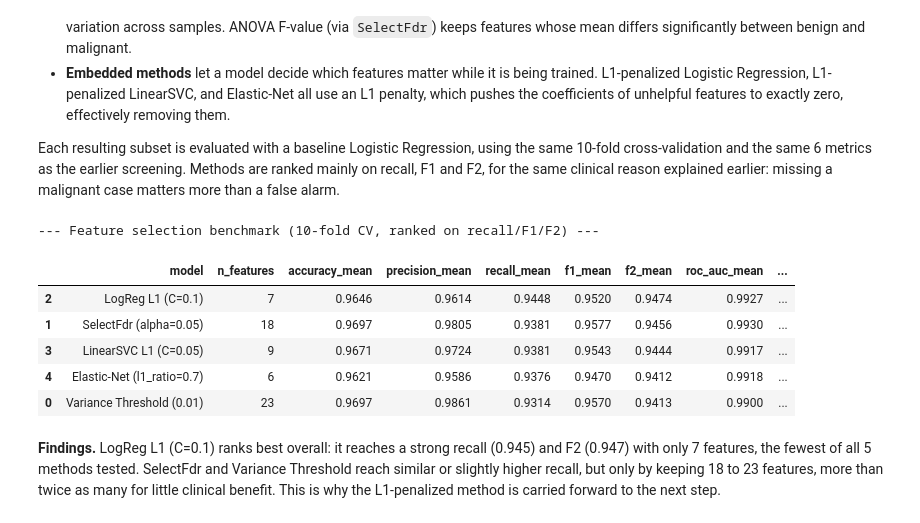
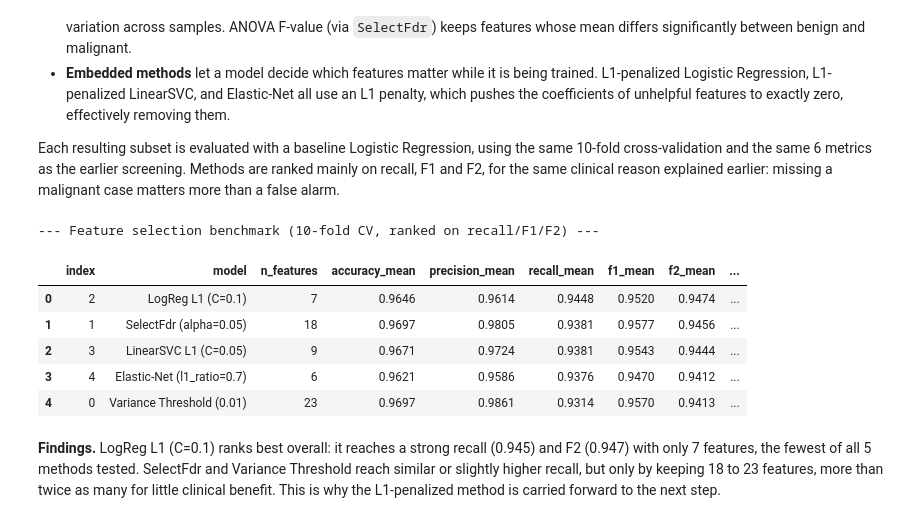
Before and after one commit to ostacore/Projets-UM5BM753-, a Jupyter notebook: 03_notebooks/04_Feature_Selection.ipynb, the cells around one changed output. Saved outputs shown, nothing was run; the diff lists cells and outputs as text; code cells hidden in the pictures.

```diff
--- a/03_notebooks/04_Feature_Selection.ipynb
+++ b/03_notebooks/04_Feature_Selection.ipynb
@@ -86,10 +89,7 @@ SCORING = {
 df_train_all = pd.DataFrame(X_train_all, columns=features)
 df_test_all = pd.DataFrame(X_test_all, columns=features)
 
-corr_matrix = df_train_all.corr().abs()
-upper = corr_matrix.where(np.triu(np.ones(corr_matrix.shape), k=1).astype(bool))
-collinear_features = [col for col in upper.columns if any(upper[col] > 0.95)]
-features_clean = [f for f in features if f not in collinear_features]
+features_clean, collinear_features = remove_collinear_features(df_train_all, features, threshold=0.95)
 
 X_train_clean = df_train_all[features_clean].values
 X_test_clean = df_test_all[features_clean].values
@@ -122,65 +122,41 @@ missing a malignant case matters more than a false alarm.
 # %%
 # Benchmark selection methods (filter + embedded), 10-fold CV, 6 metrics.
 selectors = {
     "Variance Threshold (0.01)": VarianceThreshold(threshold=0.01).fit(X_train_clean),
     "SelectFdr (alpha=0.05)": SelectFdr(f_classif, alpha=0.05).fit(X_train_clean, y_train),
     "LogReg L1 (C=0.1)": SelectFromModel(
         LogisticRegression(penalty='l1', solver='liblinear', C=0.1, random_state=RANDOM_STATE)
     ).fit(X_train_clean, y_train),
     "LinearSVC L1 (C=0.05)": SelectFromModel(
         LinearSVC(penalty='l1', dual=False, C=0.05, random_state=RANDOM_STATE)
     ).fit(X_train_clean, y_train),
     "Elastic-Net (l1_ratio=0.7)": SelectFromModel(
         LogisticRegression(penalty='elasticnet', solver='saga', l1_ratio=0.7,
                             C=0.1, max_iter=5000, random_state=RANDOM_STATE)
     ).fit(X_train_clean, y_train),
 }
 
-benchmark_rows = []
-for name, selector in selectors.items():
-    mask = selector.get_support()
-    cv_results = cross_validate(
-        LogisticRegression(random_state=RANDOM_STATE), X_train_clean[:, mask], y_train,
-        cv=CV_FOLDS, scoring=SCORING
-    )
-    benchmark_rows.append({
-        "model": name,
-        "n_features": int(mask.sum()),
-        "accuracy_mean": cv_results["test_accuracy"].mean(),
-        "precision_mean": cv_results["test_precision"].mean(),
-        "recall_mean": cv_results["test_recall"].mean(),
-        "f1_mean": cv_results["test_f1"].mean(),
-        "f2_mean": cv_results["test_f2"].mean(),
-        "roc_auc_mean": cv_results["test_roc_auc"].mean(),
-    })
+df_benchmark = benchmark_feature_selectors(
+    selectors_dict=selectors,
+    X_train=X_train_clean,
+    y_train=y_train,
+    cv_folds=CV_FOLDS,
+    scoring_dict=SCORING,
+    random_state=RANDOM_STATE
+).reset_index()
 
-df_benchmark = pd.DataFrame(benchmark_rows)
-
-# Ranking is restricted to recall/F1/F2 (higher is better)
-# and penalizes a high number of features (lower count is better).
-_ranking_metrics = ["recall_mean", "f1_mean", "f2_mean"]
-
-# Compute ranks for performance metrics (descending: higher score = rank 1)
-ranks_perf = df_benchmark.set_index("model")[_ranking_metrics].rank(ascending=False)
-
-# Compute rank for feature count (ascending: fewer features = rank 1)
-ranks_feat = df_benchmark.set_index("model")["n_features"].rank(ascending=True)
-
-# Average ranking combining clinical performance and sparsity preference
-df_benchmark["avg_rank_score"] = pd.concat([ranks_perf, ranks_feat], axis=1).mean(axis=1).values
-df_benchmark = df_benchmark.sort_values("avg_rank_score")
 df_benchmark.to_csv(os.path.join(RESULTS_DIR, "04_feature_selection_benchmark.csv"), index=False)
 
 print(f"--- Feature selection benchmark ({CV_FOLDS}-fold CV, ranked on recall/F1/F2) ---")
 display(df_benchmark.round(4))
 # %% [output]
 --- Feature selection benchmark (10-fold CV, ranked on recall/F1/F2) ---
-|  | model | n_features | accuracy_mean | precision_mean | recall_mean | f1_mean | f2_mean | roc_auc_mean | ... |
-| 2 | LogReg L1 (C=0.1) | 7 | 0.9646 | 0.9614 | 0.9448 | 0.9520 | 0.9474 | 0.9927 | ... |
-| 1 | SelectFdr (alpha=0.05) | 18 | 0.9697 | 0.9805 | 0.9381 | 0.9577 | 0.9456 | 0.9930 | ... |
-| 3 | LinearSVC L1 (C=0.05) | 9 | 0.9671 | 0.9724 | 0.9381 | 0.9543 | 0.9444 | 0.9917 | ... |
-| 4 | Elastic-Net (l1_ratio=0.7) | 6 | 0.9621 | 0.9586 | 0.9376 | 0.9470 | 0.9412 | 0.9918 | ... |
-| 0 | Variance Threshold (0.01) | 23 | 0.9697 | 0.9861 | 0.9314 | 0.9570 | 0.9413 | 0.9900 | ... |
+|  | index | model | n_features | accuracy_mean | precision_mean | recall_mean | f1_mean | f2_mean | ... |
+| 0 | 2 | LogReg L1 (C=0.1) | 7 | 0.9646 | 0.9614 | 0.9448 | 0.9520 | 0.9474 | ... |
+| 1 | 1 | SelectFdr (alpha=0.05) | 18 | 0.9697 | 0.9805 | 0.9381 | 0.9577 | 0.9456 | ... |
+| 2 | 3 | LinearSVC L1 (C=0.05) | 9 | 0.9671 | 0.9724 | 0.9381 | 0.9543 | 0.9444 | ... |
+| 3 | 4 | Elastic-Net (l1_ratio=0.7) | 6 | 0.9621 | 0.9586 | 0.9376 | 0.9470 | 0.9412 | ... |
+| 4 | 0 | Variance Threshold (0.01) | 23 | 0.9697 | 0.9861 | 0.9314 | 0.9570 | 0.9413 | ... |
 # %% [markdown]
 **Findings.** LogReg L1 (C=0.1) ranks best overall: it reaches a strong recall
 (0.945) and F2 (0.947) with only 7 features, the fewest of all 5 methods tested.
```
Also changed, not shown: parts of 2 cells of this notebook, 5 other files.
